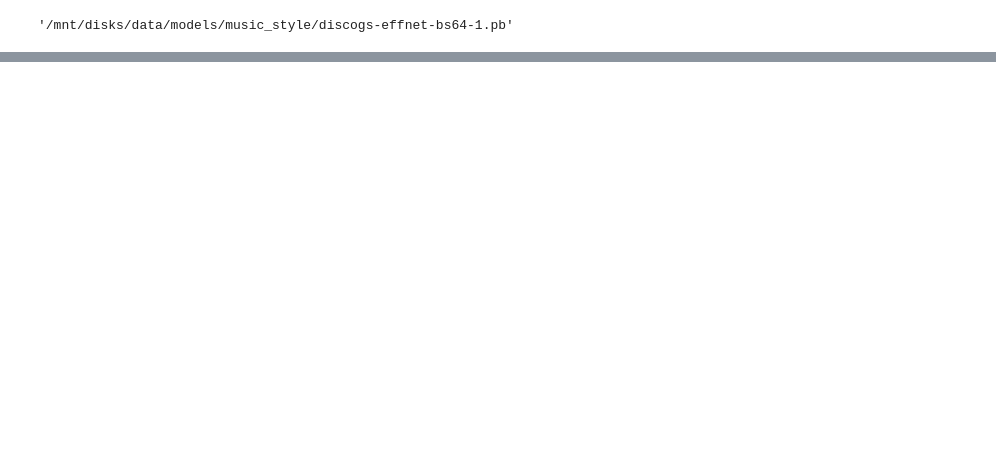
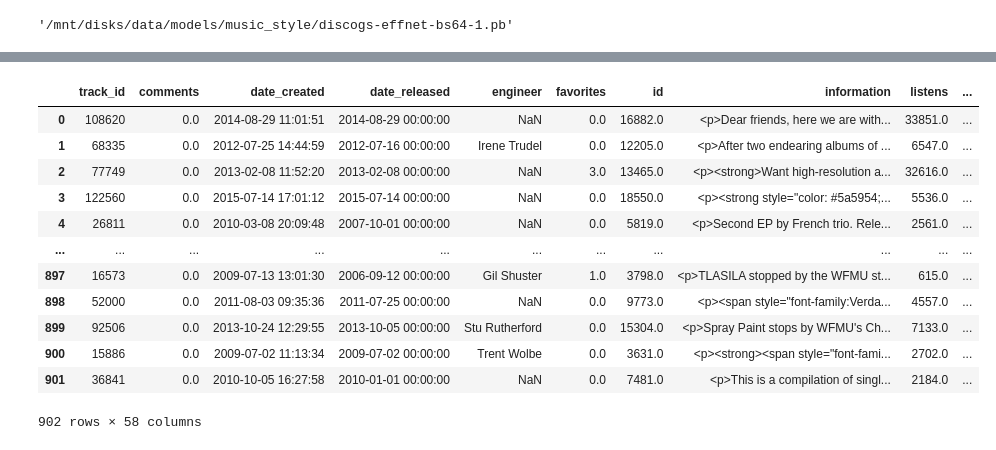
Before and after one commit to Sette/hmc, a Jupyter notebook: Notebooks/2 - Feature_Extraction.ipynb, the cells around one changed output, grey strips where cells are left out. Saved outputs shown, nothing was run; the diff lists cells and outputs as text; code cells hidden in the pictures; blank space fills up the shorter version.

```diff
--- a/Notebooks/2 - Feature_Extraction.ipynb
+++ b/Notebooks/2 - Feature_Extraction.ipynb
@@ -281,0 +377,16 @@ with open(metadata_file_path, 'w+') as f:
+# %%
+X_train
+# %% [output]
+|  | track_id | comments | date_created | date_released | engineer | favorites | id | information | listens | ... |
+| 0 | 108620 | 0.0 | 2014-08-29 11:01:51 | 2014-08-29 00:00:00 | NaN | 0.0 | 16882.0 | <p>Dear friends, here we are with... | 33851.0 | ... |
+| 1 | 68335 | 0.0 | 2012-07-25 14:44:59 | 2012-07-16 00:00:00 | Irene Trudel | 0.0 | 12205.0 | <p>After two endearing albums of ... | 6547.0 | ... |
+| 2 | 77749 | 0.0 | 2013-02-08 11:52:20 | 2013-02-08 00:00:00 | NaN | 3.0 | 13465.0 | <p><strong>Want high-resolution a... | 32616.0 | ... |
+| 3 | 122560 | 0.0 | 2015-07-14 17:01:12 | 2015-07-14 00:00:00 | NaN | 0.0 | 18550.0 | <p><strong style="color: #5a5954;... | 5536.0 | ... |
+| 4 | 26811 | 0.0 | 2010-03-08 20:09:48 | 2007-10-01 00:00:00 | NaN | 0.0 | 5819.0 | <p>Second EP by French trio. Rele... | 2561.0 | ... |
+| ... | ... | ... | ... | ... | ... | ... | ... | ... | ... | ... |
+| 897 | 16573 | 0.0 | 2009-07-13 13:01:30 | 2006-09-12 00:00:00 | Gil Shuster | 1.0 | 3798.0 | <p>TLASILA stopped by the WFMU st... | 615.0 | ... |
+| 898 | 52000 | 0.0 | 2011-08-03 09:35:36 | 2011-07-25 00:00:00 | NaN | 0.0 | 9773.0 | <p><span style="font-family:Verda... | 4557.0 | ... |
+| 899 | 92506 | 0.0 | 2013-10-24 12:29:55 | 2013-10-05 00:00:00 | Stu Rutherford | 0.0 | 15304.0 | <p>Spray Paint stops by WFMU's Ch... | 7133.0 | ... |
+| 900 | 15886 | 0.0 | 2009-07-02 11:13:34 | 2009-07-02 00:00:00 | Trent Wolbe | 0.0 | 3631.0 | <p><strong><span style="font-fami... | 2702.0 | ... |
+| 901 | 36841 | 0.0 | 2010-10-05 16:27:58 | 2010-01-01 00:00:00 | NaN | 0.0 | 7481.0 | <p>This is a compilation of singl... | 2184.0 | ... |
+902 rows × 58 columns
```
Also changed, not shown: parts of 70 cells of this notebook, 5 other files.
